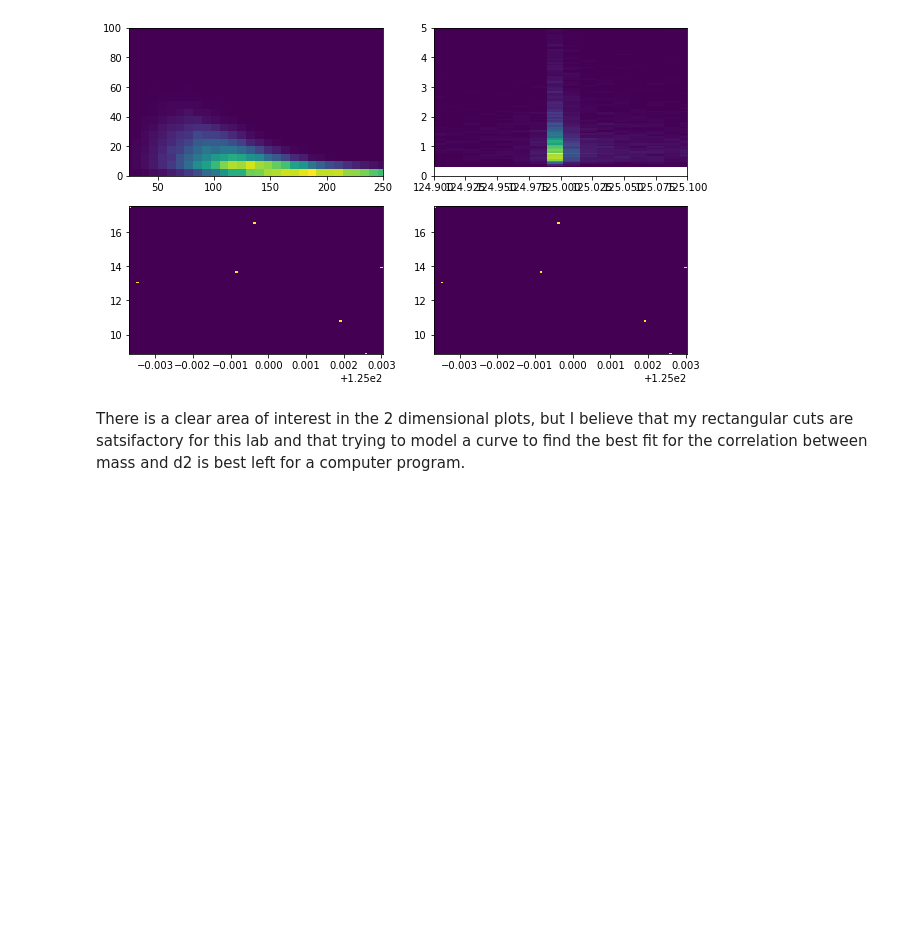
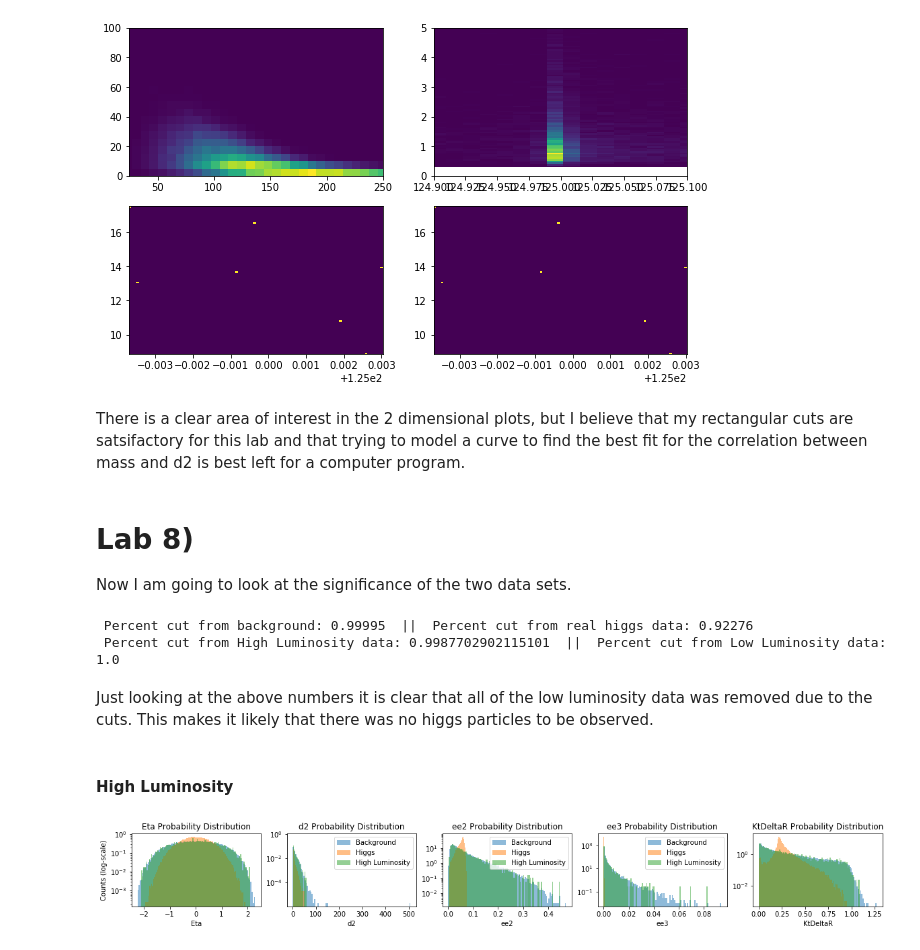
Before and after one commit to maverickmillican/Phys_434_Millican, a Jupyter notebook: Lab7_Millican.ipynb, the cells around one changed output. Drawn from its saved outputs; the diff is of its cells as text; code cells hidden in the pictures; blank space fills up the shorter version.

```diff
--- a/Lab7_Millican.ipynb
+++ b/Lab7_Millican.ipynb
@@ -406,3 +428,45 @@ ax2.set_xlim(124.9,125.1); ax2.set_ylim(0,5)
 [figure]
 # %% [markdown]
 There is a clear area of interest in the 2 dimensional plots, but I believe that my rectangular cuts are satsifactory for this lab and that trying to model a curve to find the best fit for the correlation between mass and d2 is best left for a computer program.
+# %% [markdown]
+# Lab 8)
+Now I am going to look at the significance of the two data sets.
+# %%
+highlumi = pd.read_hdf('highlumi.h5')
+lowlumi = pd.read_hdf('lowlumi.h5')
+# %%
+qcd_new = qcd.query(f'124.975 < mass < 125.028 and d2 < 8.5')
+higgs_new = higgs.query(f'124.975 < mass < 125.028 and d2 < 8.5')
+highlumi_new = highlumi.query(f'124.975 < mass < 125.028 and d2 < 8.5')
+lowlumi_new = lowlumi.query(f'124.975 < mass < 125.028 and d2 < 8.5')
+bkgd_percent = len(qcd_new)/len(qcd); higgs_percent = len(higgs_new)/len(higgs); lowlumi_percent = len(lowlumi_new)/len(lowlumi); highlumi_percent = len(highlumi_new)/len(highlumi)
+print(f' Percent cut from background: {1 - bkgd_percent}  ||  Percent cut from real higgs data: {1 - higgs_percent}')
+print(f' Percent cut from High Luminosity data: {1 - highlumi_percent}  ||  Percent cut from Low Luminosity data: {1 - lowlumi_percent}')
+# %% [output]
+ Percent cut from background: 0.99995  ||  Percent cut from real higgs data: 0.92276
+ Percent cut from High Luminosity data: 0.9987702902115101  ||  Percent cut from Low Luminosity data: 1.0
+# %% [markdown]
+Just looking at the above numbers it is clear that all of the low luminosity data was removed due to the cuts. This makes it likely that there was no higgs particles to be observed.
+# %% [markdown]
+#### High Luminosity
+# %%
+bins=100; a = .5
+fig, (ax1, ax2, ax3, ax4, ax5) = plt.subplots(1, 5, figsize = (20, 2))
+ax1.hist(qcd['eta'], bins, alpha = a, density = True, label = 'Background'); ax1.hist(higgs['eta'], bins, alpha = a, density = True, label = 'Higgs'); ax1.hist(highlumi['eta'], bins, alpha = a, density = True, label = 'High Luminosity'); ax1.set_yscale('log')
+ax2.hist(qcd['d2'], bins, alpha = a, density = True, label = 'Background'); ax2.hist(higgs['d2'], bins, alpha = a, density = True, label = 'Higgs'); ax2.hist(highlumi['d2'], bins, alpha = a, density = True, label = 'High Luminosity'); ax2.set_yscale('log')
+ax3.hist(qcd['ee2'], bins, alpha = a, density = True, label = 'Background'); ax3.hist(higgs['ee2'], bins, alpha = a, density = True, label = 'Higgs'); ax3.hist(highlumi['ee2'], bins, alpha = a, density = True, label = 'High Luminosity'); ax3.set_yscale('log')
+ax4.hist(qcd['ee3'], bins, alpha = a, density = True, label = 'Background'); ax4.hist(higgs['ee3'], bins, alpha = a, density = True, label = 'Higgs'); ax4.hist(highlumi['ee3'], bins, alpha = a, density = True, label = 'High Luminosity'); ax4.set_yscale('log')
+ax5.hist(qcd['KtDeltaR'], bins, alpha = a, density = True, label = 'Background'); ax5.hist(higgs['KtDeltaR'], bins, alpha = a, density = True, label = 'Higgs');ax5.hist(highlumi['KtDeltaR'], bins, alpha = a, density = True, label = 'High Luminosity');  ax5.set_yscale('log')
+ax1.set_title('Eta Probability Distribution');
+ax2.set_title('d2 Probability Distribution');
+ax3.set_title('ee2 Probability Distribution');
+ax4.set_title('ee3 Probability Distribution');
+ax5.set_title('KtDeltaR Probability Distribution');
+ax1.set_xlabel('Eta'); ax1.set_ylabel('Counts (log-scale)')
+ax2.set_xlabel('d2')
+ax3.set_xlabel('ee2')
+ax4.set_xlabel('ee3')
+ax5.set_xlabel('KtDeltaR')
+ax2.legend(); ax3.legend(); ax4.legend();
+# %% [output]
+[figure, added]
```
Also changed, not shown: parts of 21 cells of this notebook, 2 other files.
